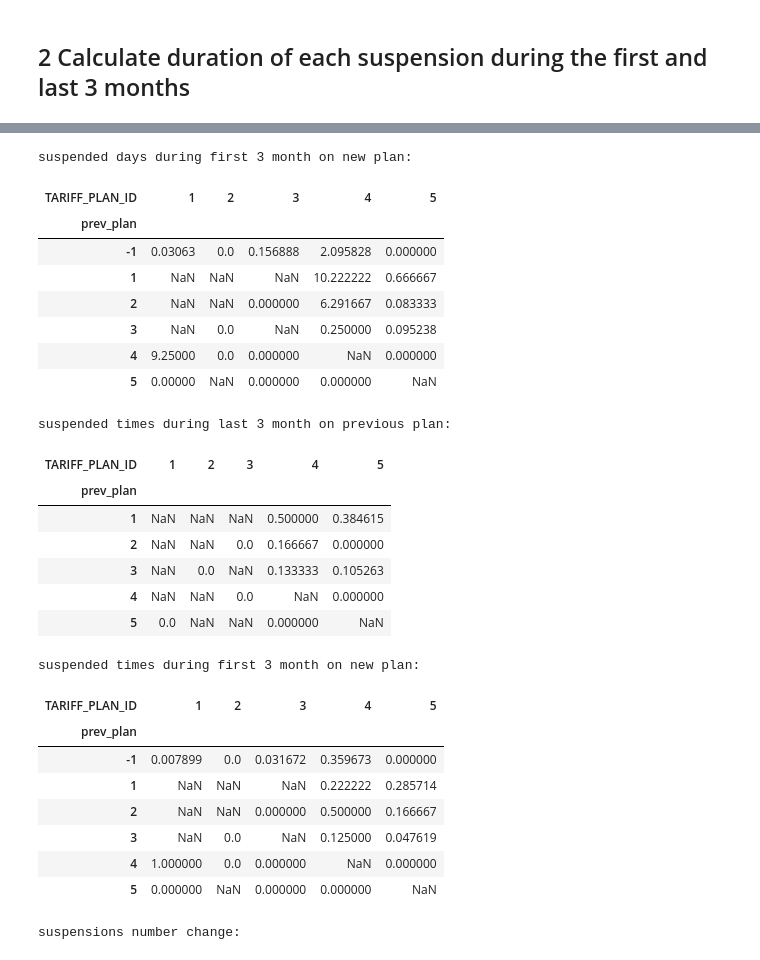
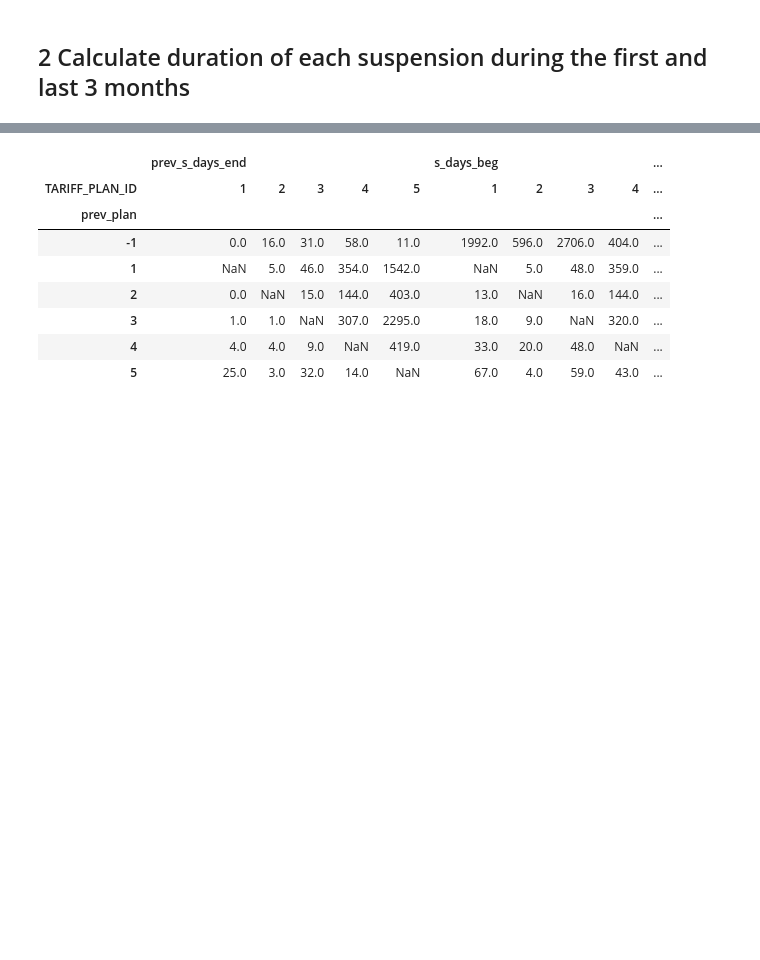
Before and after one commit to anatol-grabowski/test_task_plans_data, a Jupyter notebook: task3.ipynb, the cells around one changed output, grey strips where cells are left out. Cells and saved outputs as stored; diff of their text form; code cells hidden in the pictures; blank space fills up the shorter version.

Commit message:
fixed suspensions

```diff
--- a/task3.ipynb
+++ b/task3.ipynb
@@ -528,11 +534,11 @@ with pd.option_context('display.max_rows', 4):
 # %%
 def calc_durs(plans_with_suspensions):
     invalid_plans_with_susps = plans_with_suspensions[(plans_with_suspensions['START_DTTM'] > plans_with_suspensions['END_DT']) | (plans_with_suspensions['END_DTTM'] < plans_with_suspensions['START_DT'])]
-    p = plans_with_suspensions.drop(index=invalid_plans_with_susps.index)
-    period_months = 3
+    p = plans_with_suspensions.copy()
+#     p = p.drop(index=invalid_plans_with_susps.index)
     p = p[(p['START_DTTM'] + pd.DateOffset(months=period_months)) < p['END_DTTM']]
-    cross_plan_suspensions = p[(p['START_DTTM'] > p['START_DT']) | (p['END_DTTM'] < p['END_DT'])]
-    print('cross plan suspensions #:', len(cross_plan_suspensions))
+#     cross_plan_suspensions = p[(p['START_DTTM'] > p['START_DT']) | (p['END_DTTM'] < p['END_DT'])]
+#     print('cross plan suspensions #:', len(cross_plan_suspensions))
     p['beg_end'] = p['START_DTTM'] + pd.DateOffset(months=period_months)
     p['end_start'] = p['END_DTTM'] - pd.DateOffset(months=period_months)
     p['s_days_beg'] = (p[['END_DT', 'beg_end']].min(axis=1) - p['START_DT'] + pd.Timedelta(1, 'D')).dt.days.clip(0, np.inf)
@@ -544,7 +550,7 @@ def calc_durs(plans_with_suspensions):
     return p
 
 plans_with_susps = calc_durs(plans_with_suspensions)
-with pd.option_context('display.max_rows', 5):
+with pd.option_context('display.max_rows', 10):
     display(plans_with_susps.describe())
     display(plans_with_susps)
 # %% [output]
@@ -570,12 +583,14 @@ ps_with_susps = plans_with_susps.sort_values(by=['SUBSCRIBER_ID', 'TARIFF_PLAN_I
 ps_with_susps = ps_with_susps.drop(columns=['START_DTTM', 'END_DTTM'])
 
 ps_with_susps = ps_with_susps.groupby(by=['SUBSCRIBER_ID', 'TARIFF_PLAN_ID', 'prev_plan_row', 'prev_plan']).agg({
-    's_days_beg': np.mean,
-    's_days_end': np.mean,
+    's_days_beg': np.sum,
+    's_days_end': np.sum,
     's_num_beg': np.sum,
     's_num_end': np.sum
 })
+ps_with_susps = ps_with_susps.reset_index(level=['SUBSCRIBER_ID', 'TARIFF_PLAN_ID', 'prev_plan_row', 'prev_plan'])
 ps_with_susps = ps_with_susps.sort_values(by=['SUBSCRIBER_ID', 'prev_plan_row'])
+ps_with_susps = ps_with_susps.drop(columns='prev_plan_row')
 
 with pd.option_context('display.max_rows', 5):
     display(ps_with_susps)
@@ -644,23 +658,19 @@ with pd.option_context('display.max_rows', 10):
 # %%
-susps_end_days = ps_ss.pivot_table(index='prev_plan', columns='TARIFF_PLAN_ID', values='prev_s_days_end')
-susps_beg_days = ps_ss.pivot_table(index='prev_plan', columns='TARIFF_PLAN_ID', values='s_days_beg')
-susps_end_num = ps_ss.pivot_table(index='prev_plan', columns='TARIFF_PLAN_ID', values='prev_s_num_end')
-susps_beg_num = ps_ss.pivot_table(index='prev_plan', columns='TARIFF_PLAN_ID', values='s_num_beg')
+susps_days = ps_ss.pivot_table(index='prev_plan', columns='TARIFF_PLAN_ID', values=['prev_s_days_end', 's_days_beg'])
+susps_days_num_data = ps_ss.pivot_table(index='prev_plan', columns='TARIFF_PLAN_ID', values=['prev_s_days_end', 's_days_beg'], aggfunc=lambda s: s.count())
+susps_num = ps_ss.pivot_table(index='prev_plan', columns='TARIFF_PLAN_ID', values=['prev_s_num_end', 's_num_beg'])
 susps_num_changes = ps_ss.pivot_table(index='prev_plan', columns='TARIFF_PLAN_ID', values='s_num_change')
 susps_num_changes_num_data = ps_ss.pivot_table(index='prev_plan', columns='TARIFF_PLAN_ID', values='s_num_change', aggfunc=lambda s: s.count())
 
 with pd.option_context('display.max_rows', 10):
-    print('suspended days during last 3 month on previous plan:')
-    display(susps_end_days)
-    print('suspended days during first 3 month on new plan:')
-    display(susps_beg_days)
-    print('suspended times during last 3 month on previous plan:')
-    display(susps_end_num)
-    print('suspended times during first 3 month on new plan:')
-    display(susps_beg_num)
+    display(susps_days)
+    display(susps_num)
 
-    print('suspensions number change:')
-    display(susps_num_changes)
-    print('suspensions number change datapoints:')
-    display(susps_num_changes_num_data)
+    print('datapoints number:')
+    display(susps_days_num_data)
+
+#     print('suspensions number change:')
+#     display(susps_num_changes)
+#     print('suspensions number change datapoints:')
+#     display(susps_num_changes_num_data)
 # %% [output]
@@ -675,27 +696,9 @@ suspended days during last 3 month on previous plan:
-suspended days during first 3 month on new plan:
-| TARIFF_PLAN_ID | 1 | 2 | 3 | 4 | 5 |
-| prev_plan |  |  |  |  |  |
-| -1 | 0.03063 | 0.0 | 0.156888 | 2.095828 | 0.000000 |
-| 1 | NaN | NaN | NaN | 10.222222 | 0.666667 |
-| 2 | NaN | NaN | 0.000000 | 6.291667 | 0.083333 |
-| 3 | NaN | 0.0 | NaN | 0.250000 | 0.095238 |
-| 4 | 9.25000 | 0.0 | 0.000000 | NaN | 0.000000 |
-| 5 | 0.00000 | NaN | 0.000000 | 0.000000 | NaN |
-suspended times during last 3 month on previous plan:
-| TARIFF_PLAN_ID | 1 | 2 | 3 | 4 | 5 |
-| prev_plan |  |  |  |  |  |
-| 1 | NaN | NaN | NaN | 0.500000 | 0.384615 |
-| 2 | NaN | NaN | 0.0 | 0.166667 | 0.000000 |
-| 3 | NaN | 0.0 | NaN | 0.133333 | 0.105263 |
-| 4 | NaN | NaN | 0.0 | NaN | 0.000000 |
-| 5 | 0.0 | NaN | NaN | 0.000000 | NaN |
+|  | prev_s_days_end |  |  |  |  | s_days_beg |  |  |  | ... |
+| TARIFF_PLAN_ID | 1 | 2 | 3 | 4 | 5 | 1 | 2 | 3 | 4 | ... |
+| prev_plan |  |  |  |  |  |  |  |  |  | ... |
+| -1 | 0.0 | 16.0 | 31.0 | 58.0 | 11.0 | 1992.0 | 596.0 | 2706.0 | 404.0 | ... |
+| 1 | NaN | 5.0 | 46.0 | 354.0 | 1542.0 | NaN | 5.0 | 48.0 | 359.0 | ... |
+| 2 | 0.0 | NaN | 15.0 | 144.0 | 403.0 | 13.0 | NaN | 16.0 | 144.0 | ... |
+| 3 | 1.0 | 1.0 | NaN | 307.0 | 2295.0 | 18.0 | 9.0 | NaN | 320.0 | ... |
+| 4 | 4.0 | 4.0 | 9.0 | NaN | 419.0 | 33.0 | 20.0 | 48.0 | NaN | ... |
+| 5 | 25.0 | 3.0 | 32.0 | 14.0 | NaN | 67.0 | 4.0 | 59.0 | 43.0 | ... |
-suspended times during first 3 month on new plan:
-| TARIFF_PLAN_ID | 1 | 2 | 3 | 4 | 5 |
-| prev_plan |  |  |  |  |  |
-| -1 | 0.007899 | 0.0 | 0.031672 | 0.359673 | 0.000000 |
-| 1 | NaN | NaN | NaN | 0.222222 | 0.285714 |
-| 2 | NaN | NaN | 0.000000 | 0.500000 | 0.166667 |
-| 3 | NaN | 0.0 | NaN | 0.125000 | 0.047619 |
-| 4 | 1.000000 | 0.0 | 0.000000 | NaN | 0.000000 |
-| 5 | 0.000000 | NaN | 0.000000 | 0.000000 | NaN |
-suspensions number change:
```
Also changed, not shown: parts of 8 cells of this notebook.
